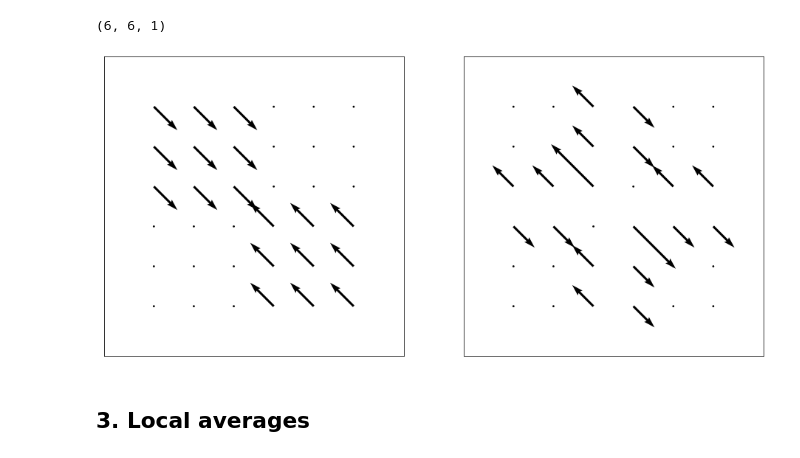
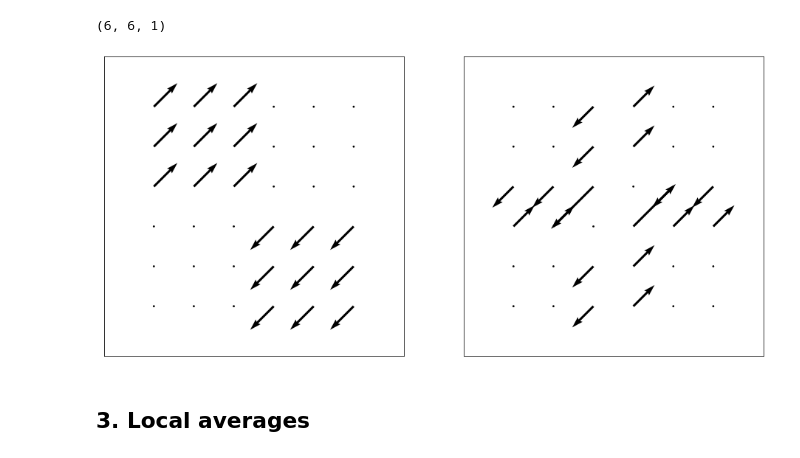
Before and after one commit to olley102/CommunityDetectionURSS, a Jupyter notebook: optical_flow.ipynb, the cells around one changed output. Saved outputs shown, nothing was run; the diff lists cells and outputs as text; code cells hidden in the pictures.

Commit message:
Fixed flipping y axis and v component in plots

```diff
--- a/optical_flow.ipynb
+++ b/optical_flow.ipynb
@@ -155,21 +155,21 @@ lap_v.shape
 # %%
 fig = plt.figure(figsize=(16, 9))
 ax1 = fig.add_subplot(121)
 ax1.xaxis.set_visible(False)
 ax1.yaxis.set_visible(False)
 ax1.set_aspect('equal')
-plt.quiver(u_test[::-1], v_test[::-1])
+plt.quiver(u_test[::-1], -v_test[::-1])
 plt.margins(0.25, 0.25)
 
 ax2 = fig.add_subplot(122)
 ax2.xaxis.set_visible(False)
 ax2.yaxis.set_visible(False)
 ax2.set_aspect('equal')
-plt.quiver(lap_u[::-1, :, 0], lap_v[::-1, :, 0])
+plt.quiver(lap_u[::-1, :, 0], -lap_v[::-1, :, 0])
 plt.margins(0.25, 0.25)
 plt.show()
 # %% [output]
-[figure, old version]
+[figure, new version]
 # %% [markdown]
 ## 3. Local averages
 # %% [markdown]
```
Also changed, not shown: parts of 2 cells of this notebook.
